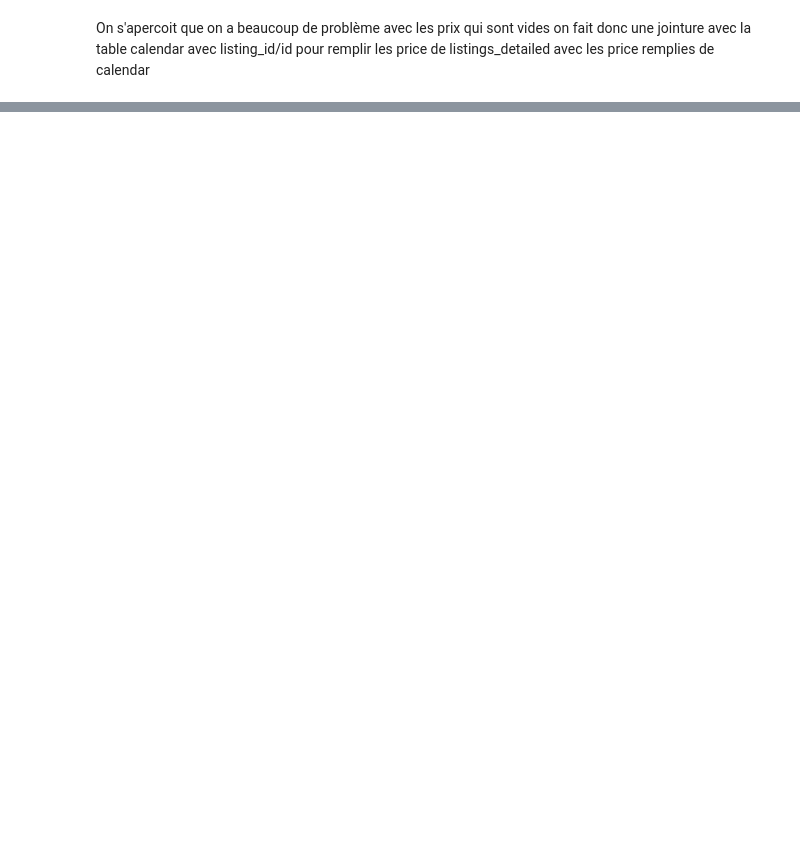
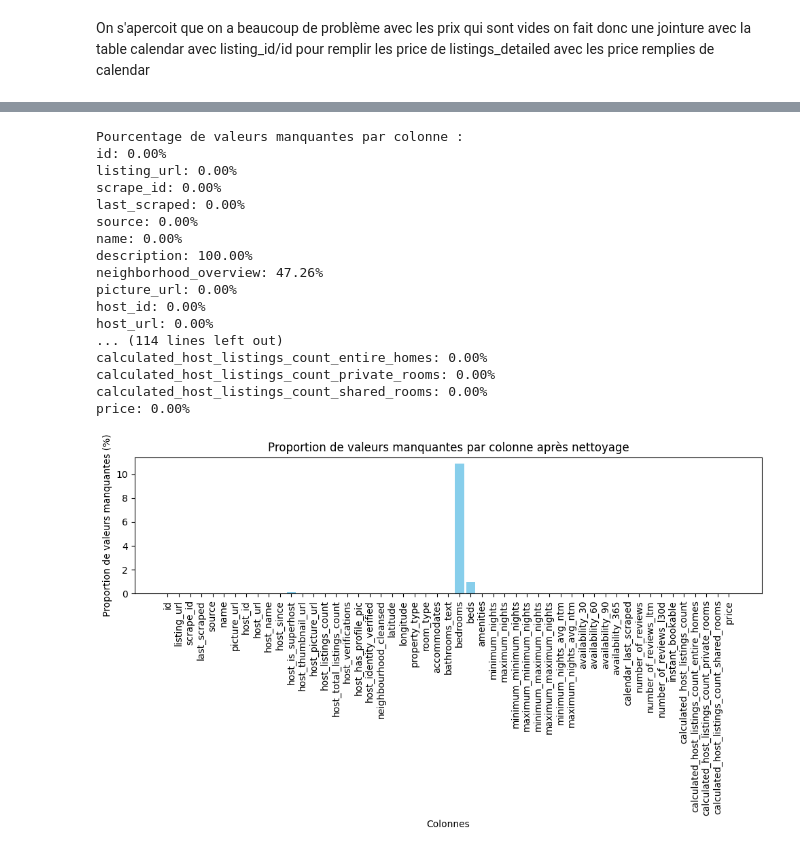
Before and after one commit to AlexandreOuenadio/datathon-2024, a Jupyter notebook: Notebooks/datathon_cleaning_data_spark.ipynb, the cells around one changed output, grey strips where cells are left out. Drawn from its saved outputs; the diff is of its cells as text; code cells hidden in the pictures; blank space fills up the shorter version.

```diff
--- a/Notebooks/datathon_cleaning_data_spark.ipynb
+++ b/Notebooks/datathon_cleaning_data_spark.ipynb
@@ -295,3 +268,83 @@ Pourcentage de valeurs manquantes dans la colonne 'price' : 0.15%
+# %%
+from pyspark.sql.functions import col, when, count
+# Calcul du nombre de valeurs manquantes dans chaque colonne avant de supprimer
+missing_count_df = updated_df.select(
+    [count(when(col(c).isNull(), c)).alias(c) for c in updated_df.columns]
+)
+
+# Récupérer le nombre total de lignes
+total_rows = updated_df.count()
+
+# Collecter les résultats en un dictionnaire
+missing_counts = missing_count_df.collect()[0].asDict()
+
+# Calculer le pourcentage de valeurs manquantes pour chaque colonne
+missing_percentage = {col: (missing_counts[col] / total_rows) * 100 for col in missing_counts}
+
+# Afficher les pourcentages de valeurs manquantes
+print("Pourcentage de valeurs manquantes par colonne :")
+for col_name, percentage in missing_percentage.items():
+    print(f"{col_name}: {percentage:.2f}%")
+
+# Filtrer les colonnes avec plus de 15 % de valeurs manquantes
+columns_to_keep = [col for col, pct in missing_percentage.items() if pct <= 15]
+
+# Appliquer la sélection des colonnes pour ne garder que celles qui ont moins de 15 % de valeurs manquantes
+updated_df_cleaned = updated_df.select(*columns_to_keep)
+
+# Afficher les colonnes restantes
+print(f"Colonnes restantes après suppression des colonnes avec plus de 15% de valeurs manquantes : {updated_df_cleaned.columns}")
+
+# Calculer à nouveau le nombre de valeurs manquantes pour les colonnes restantes
+missing_count_cleaned_df = updated_df_cleaned.select(
+    [count(when(col(c).isNull(), c)).alias(c) for c in updated_df_cleaned.columns]
+)
+
+# Recalculer le pourcentage de valeurs manquantes après suppression
+missing_counts_cleaned = missing_count_cleaned_df.collect()[0].asDict()
+missing_percentage_cleaned = {col: (missing_counts_cleaned[col] / total_rows) * 100 for col in missing_counts_cleaned}
+
+# Afficher les pourcentages de valeurs manquantes après suppression
+print("Pourcentage de valeurs manquantes après suppression des colonnes avec plus de 15% de valeurs manquantes :")
+for col_name, percentage in missing_percentage_cleaned.items():
+    print(f"{col_name}: {percentage:.2f}%")
+
+# Visualisation des valeurs manquantes après la suppression des colonnes
+columns_cleaned = list(missing_percentage_cleaned.keys())
+values_cleaned = list(missing_percentage_cleaned.values())
+
+# Créer un histogramme
+plt.figure(figsize=(10, 6))
+plt.bar(columns_cleaned, values_cleaned, color='skyblue')
+
+# Ajouter les labels et titre
+plt.xlabel('Colonnes')
+plt.ylabel('Proportion de valeurs manquantes (%)')
+plt.title('Proportion de valeurs manquantes par colonne après nettoyage')
+plt.xticks(rotation=90)
+plt.tight_layout()
+
+# Afficher l'histogramme
+plt.show()
+# %% [output]
+Pourcentage de valeurs manquantes par colonne :
+id: 0.00%
+listing_url: 0.00%
+scrape_id: 0.00%
+last_scraped: 0.00%
+source: 0.00%
+name: 0.00%
+description: 100.00%
+neighborhood_overview: 47.26%
+picture_url: 0.00%
+host_id: 0.00%
+host_url: 0.00%
+... (114 lines left out)
+calculated_host_listings_count_entire_homes: 0.00%
+calculated_host_listings_count_private_rooms: 0.00%
+calculated_host_listings_count_shared_rooms: 0.00%
+price: 0.00%
+[figure, added]
 # %%
 import matplotlib.pyplot as plt
 
```
Also changed, not shown: parts of 5 cells of this notebook, 1 other file.
